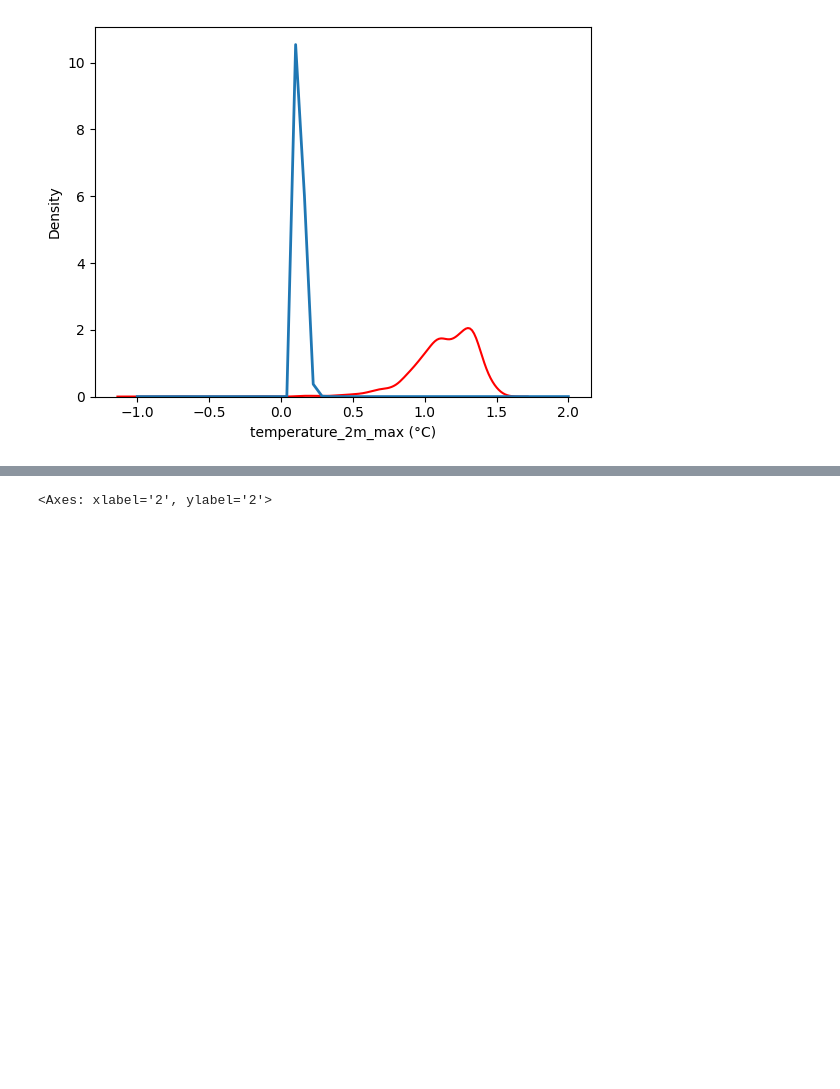
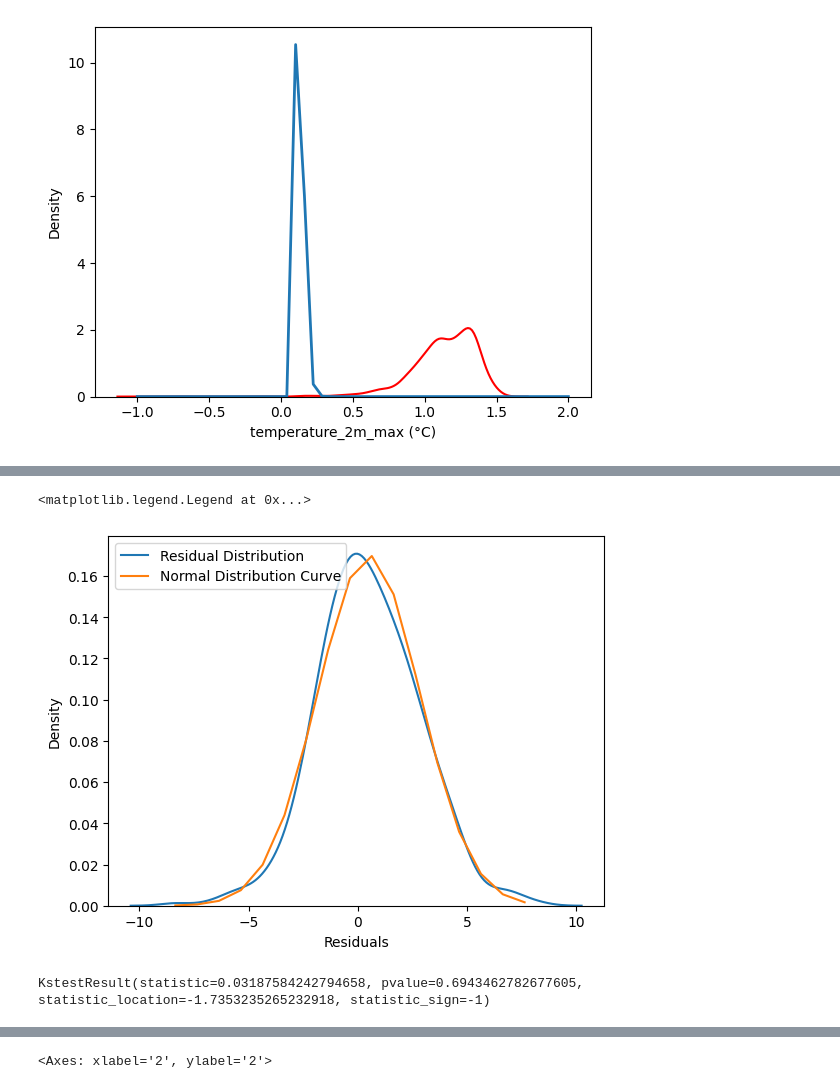
Before and after one commit to nitheshsrb/Fundamentals, a Jupyter notebook: weather.ipynb, the cells around one changed output, grey strips where cells are left out. Cells and saved outputs as stored; diff of their text form; code cells hidden in the pictures; blank space fills up the shorter version.

```diff
--- a/weather.ipynb
+++ b/weather.ipynb
@@ -196,0 +289,20 @@ df['max_temp_lag52weeks'] = df['temperature_2m_max (°C)'].shift(365).fillna(df[
+# %%
+from scipy.stats import norm
+
+rv = norm(tried_fit[0],tried_fit[1])
+x = np.arange(results['Residuals'].min(),results['Residuals'].max())
+y = rv.pdf(x)
+
+sns.kdeplot(data = results, x = 'Residuals')
+sns.lineplot(x = x, y = y)
+labels = ['Residual Distribution', 'Normal Distribution Curve']
+plt.legend(labels)
+# %% [output]
+<matplotlib.legend.Legend at 0x...>
+[figure, added]
+# %%
+from scipy.stats import kstest
+
+kstest(results['Residuals'],'norm',args = (tried_fit[0],tried_fit[1]))
+# %% [output]
+KstestResult(statistic=0.03187584242794658, pvalue=0.6943462782677605, statistic_location=-1.7353235265232918, statistic_sign=-1)
```
Also changed, not shown: parts of 29 cells of this notebook.
